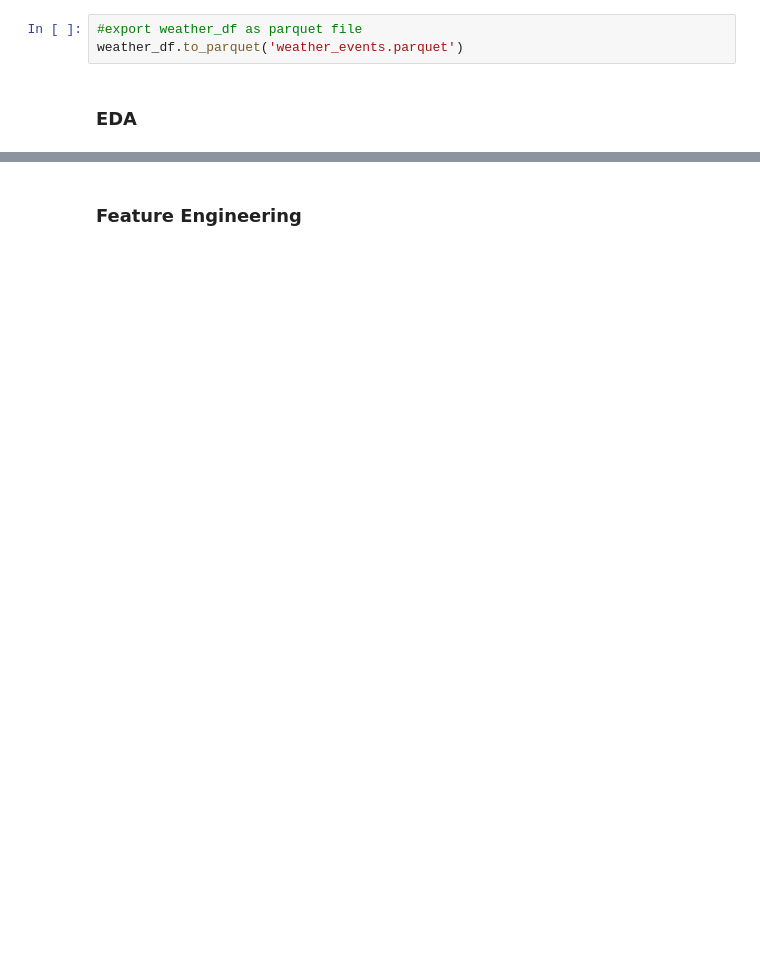
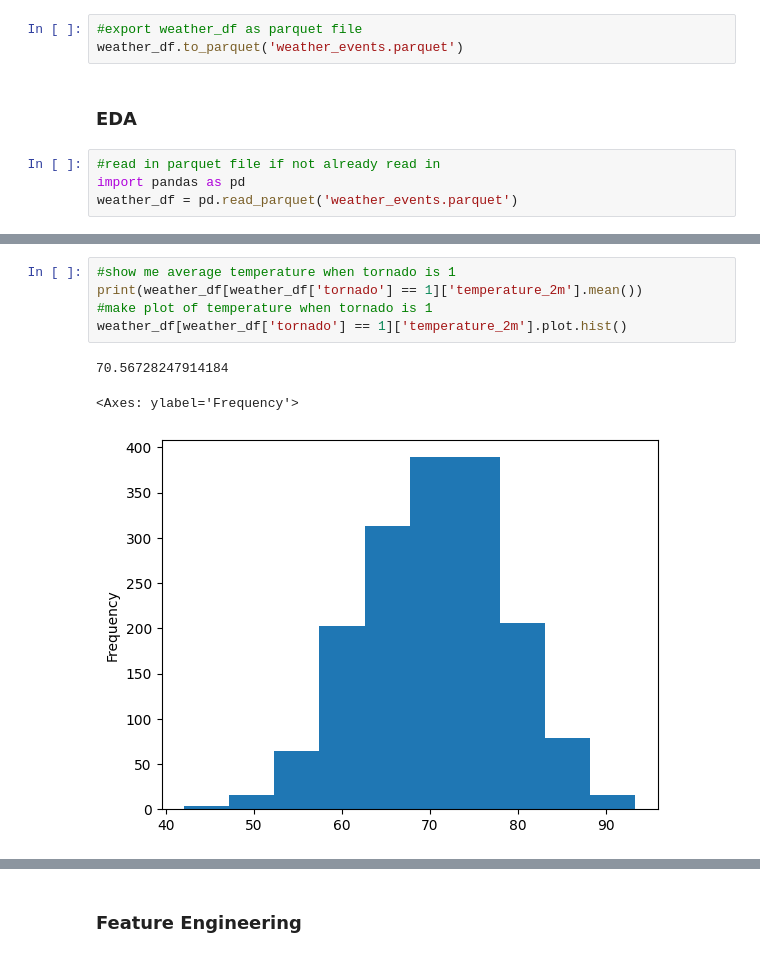
Before and after one commit to dpatel77/ProjectToto, a Jupyter notebook: ML_Model/ml_projectTOTO.ipynb, the cells around one changed output, grey strips where cells are left out. Saved outputs shown, nothing was run; the diff lists cells and outputs as text; blank space fills up the shorter version.

```diff
--- a/ML_Model/ml_projectTOTO.ipynb
+++ b/ML_Model/ml_projectTOTO.ipynb
@@ -154,6 +166,10 @@ weather_df.head()
 weather_df.to_parquet('weather_events.parquet')
 # %% [markdown]
 ### EDA
+# %%
+#read in parquet file if not already read in
+import pandas as pd
+weather_df = pd.read_parquet('weather_events.parquet')
 # %%
 weather_df['tornado'].value_counts()
 # %% [output]
@@ -163,0 +190,9 @@ Name: count, dtype: int64
+# %%
+#show me average temperature when tornado is 1
+print(weather_df[weather_df['tornado'] == 1]['temperature_2m'].mean())
+#make plot of temperature when tornado is 1
+weather_df[weather_df['tornado'] == 1]['temperature_2m'].plot.hist()
+# %% [output]
+70.56728247914184
+<Axes: ylabel='Frequency'>
+[figure, added]
```
Also changed, not shown: parts of 32 cells of this notebook, 5 other files.
